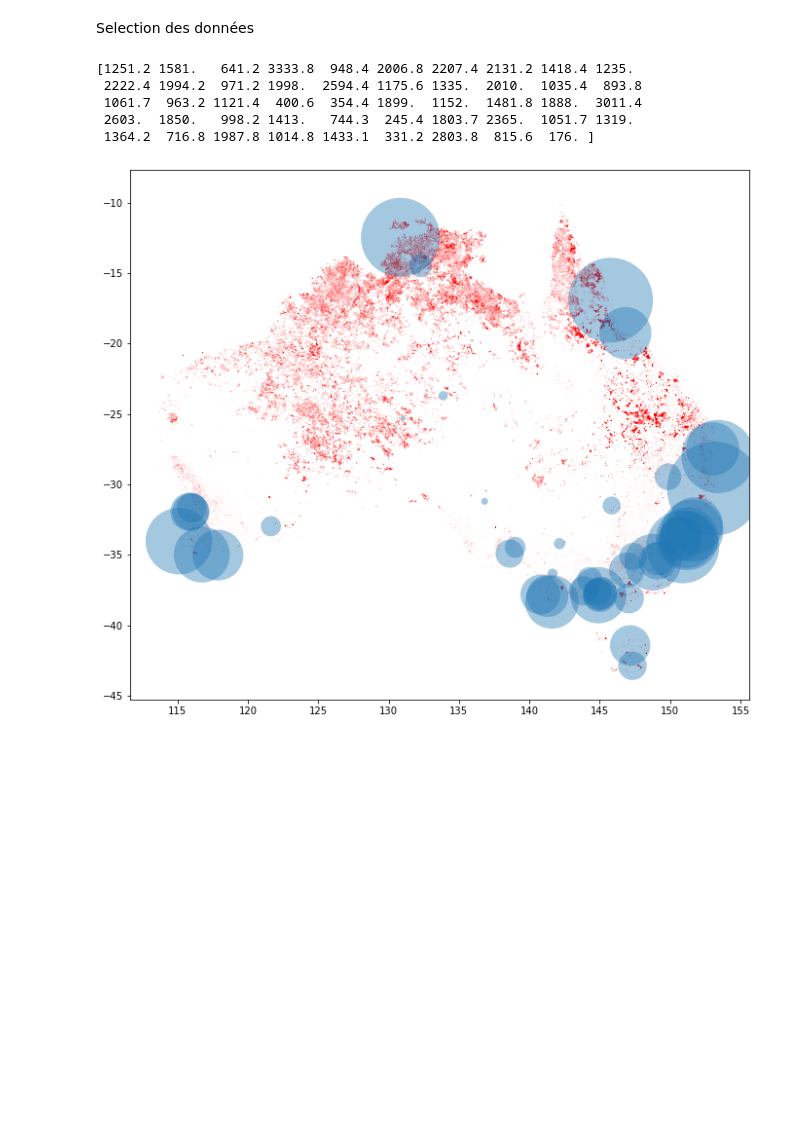
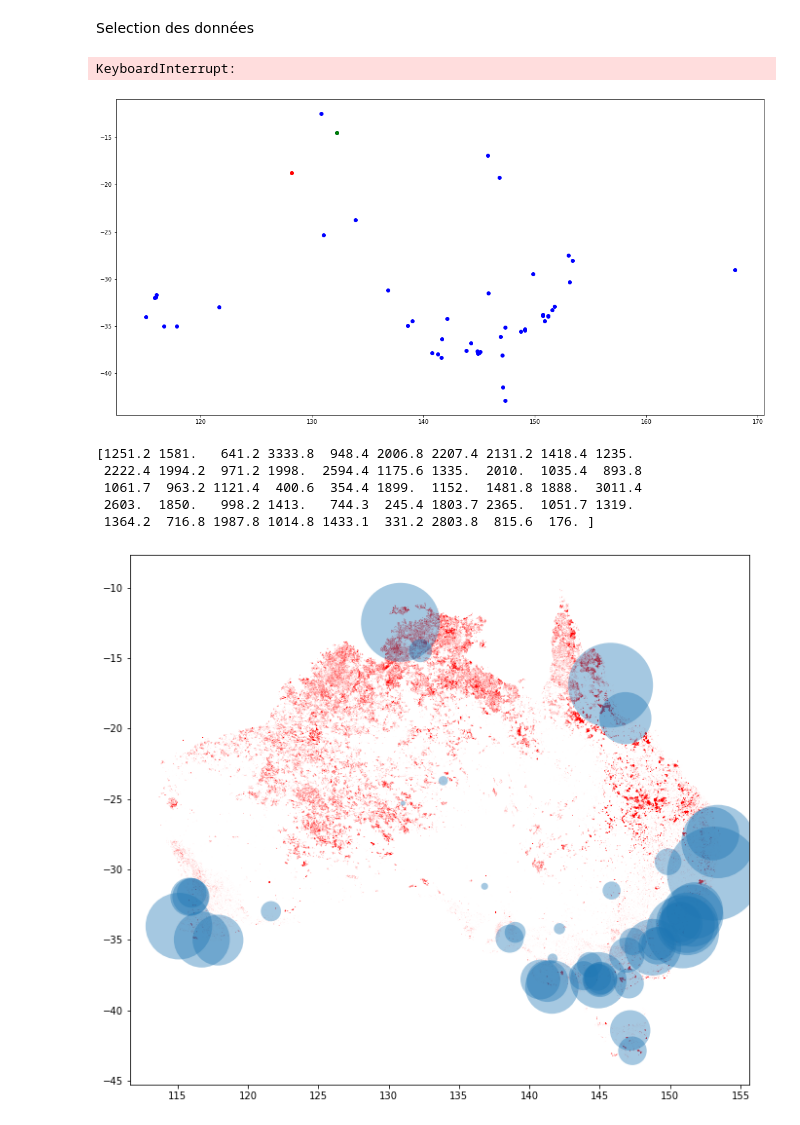
Before and after one commit to iPazu/BushfireAnalysis, a Jupyter notebook: bushfire_anaylisis.ipynb, the cells around one changed output. Drawn from its saved outputs; the diff is of its cells as text; code cells hidden in the pictures; blank space fills up the shorter version.

```diff
--- a/bushfire_anaylisis.ipynb
+++ b/bushfire_anaylisis.ipynb
@@ -5,6 +5,70 @@ import pandas as pd
 
 df1 = pd.read_csv('datasets/fires.csv', header=0)
 df2 = pd.read_csv('datasets/formatted-weather2.csv', header=0, usecols=['Date', 'Location', 'MinTemp', 'MaxTemp', 'Rainfall'])
+# %%
+from math import radians, cos, sin, asin, sqrt
+
+def distance(lat1, lat2, lon1, lon2):
+    lon1 = radians(lon1)
+    lon2 = radians(lon2)
+    lat1 = radians(lat1)
+    lat2 = radians(lat2)
+
+    dlon = lon2 - lon1
+    dlat = lat2 - lat1
+    a = sin(dlat / 2)**2 + cos(lat1) * cos(lat2) * sin(dlon / 2)**2
+
+    c = 2 * asin(sqrt(a))
+
+
+    r = 6371
+
+    return(c * r)
+
+def find_nearest_station(longitude,latitude):
+    station = {'ville': 'unknwon','distance': 1000000000}
+    for ind in range(len(cities)):
+        d = distance(latitude,df3['Latitude'][ind],longitude,df3['Longitude'][ind])
+        if(d < station['distance']):
+            station["ville"] = cities[ind]
+            station["distance"] = d
+
+    return station['ville']
+
+
+
+
+plt.scatter(df1['longitude'][10000],df1['latitude'][10000],c='red')
+
+plt.scatter(df3['Longitude'],df3['Latitude'],c='blue')
+
+station = df3.loc[df3['City'] == find_nearest_station(df1['longitude'][10000],df1['latitude'][10000])]
+plt.scatter(station['Longitude'],station['Latitude'],c='green')
+station = station.values.tolist()
+rain = df2[(df2['Location'] == station[0][0])]
+rain = rain[(rain['Date'] == df1['acq_date'][10000])]
+
+fireExist = [0 for i in df2.index]
+
+
+
+maxdistance = 100
+for ind in df2.index:
+    station = df3.loc[df3['City'] == df2['Location'][ind]]
+    station = station.values.tolist()
+    for fire in df1[(df1['acq_date'] == date)].values:
+        if(distance(fire[1],station[0][1],fire[2],station[0][2]) < maxdistance):
+            fireExist[ind] = 1
+            break
+    if(ind%1000 == 0 and ind != 0):
+        print(ind)
+        print(fireExist)
+
+df2['fire'] = fireExist
+df2.to_csv("newfires.csv")
+# %% [output]
+KeyboardInterrupt:
+[figure, added]
 # %%
 import matplotlib.pyplot as plt
 import numpy as np
```
